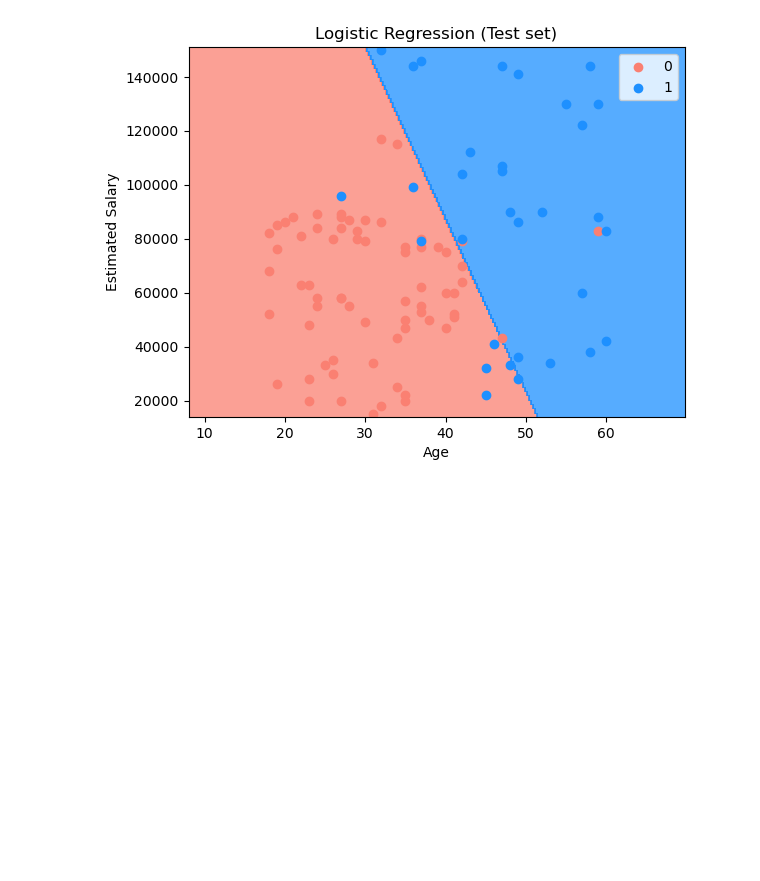
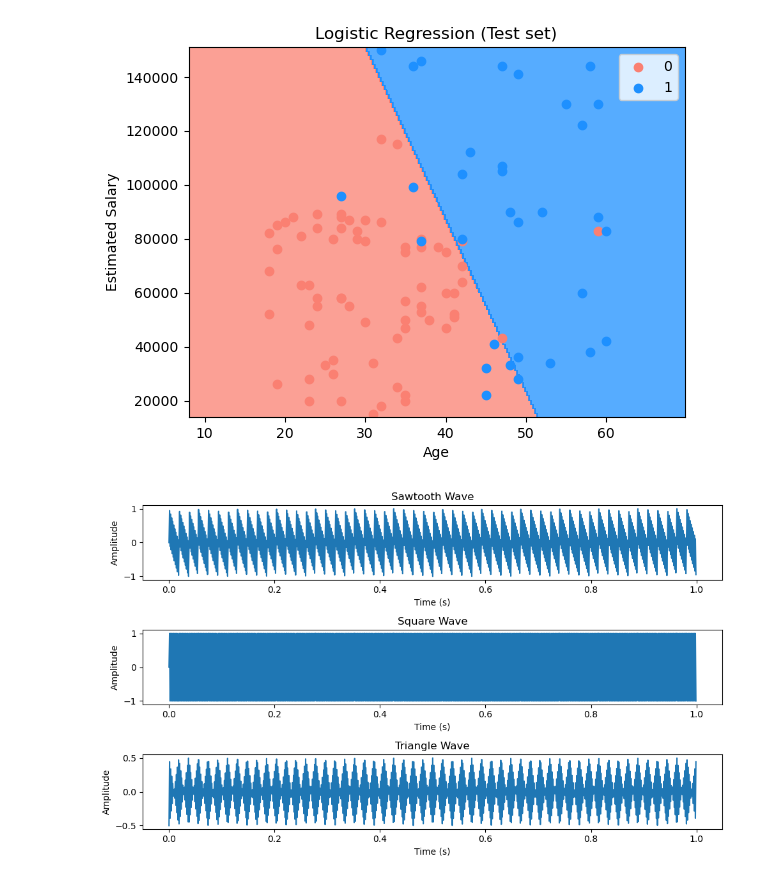
Before and after one commit to addytrunks/machine-learning, a Jupyter notebook: Part8_Logistic_Regression/logistic_regression.ipynb, the cells around one changed output. Cells and saved outputs as stored; diff of their text form; code cells hidden in the pictures; blank space fills up the shorter version.

```diff
--- a/Part8_Logistic_Regression/logistic_regression.ipynb
+++ b/Part8_Logistic_Regression/logistic_regression.ipynb
@@ -122,3 +122,46 @@ plt.legend()
 plt.show()
 # %% [output]
 [figure]
+# %%
+import numpy as np
+import matplotlib.pyplot as plt
+
+frequency = 473  # Frequency in Hz
+sampling_rate = 1000  # Sampling rate in Hz
+duration = 1  # Duration of the waveform in seconds
+t = np.linspace(0, duration, int(sampling_rate * duration), endpoint=False)
+
+# Generating a sawtooth wave
+sawtooth_wave = 2 * (t * frequency - np.floor(t * frequency + 0.5))
+
+# Generating a square wave
+square_wave = np.sign(np.sin(2 * np.pi * frequency * t))
+
+# Generating a triangle wave
+triangle_wave = np.abs(sawtooth_wave) - 0.5
+
+# Plotting the waveforms
+plt.figure(figsize=(10, 6))
+
+plt.subplot(3, 1, 1)
+plt.plot(t, sawtooth_wave)
+plt.title('Sawtooth Wave')
+plt.xlabel('Time (s)')
+plt.ylabel('Amplitude')
+
+plt.subplot(3, 1, 2)
+plt.plot(t, square_wave)
+plt.title('Square Wave')
+plt.xlabel('Time (s)')
+plt.ylabel('Amplitude')
+
+plt.subplot(3, 1, 3)
+plt.plot(t, triangle_wave)
+plt.title('Triangle Wave')
+plt.xlabel('Time (s)')
+plt.ylabel('Amplitude')
+
+plt.tight_layout()
+plt.show()
+# %% [output]
+[figure, added]
```
Also changed, not shown: parts of 1 cell of this notebook, 4 other files.
